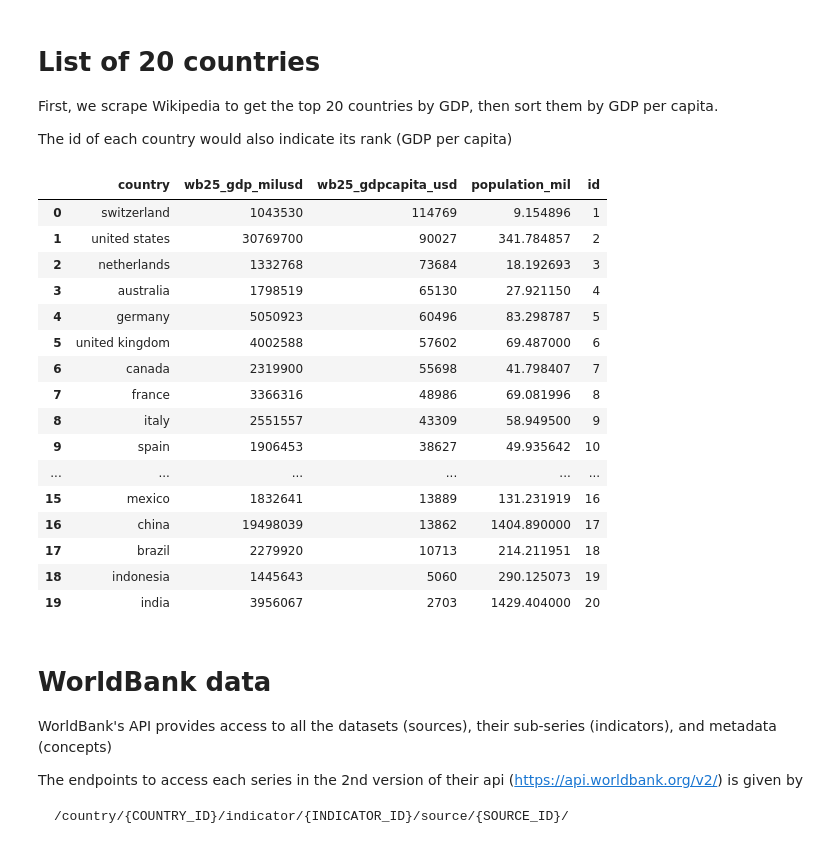
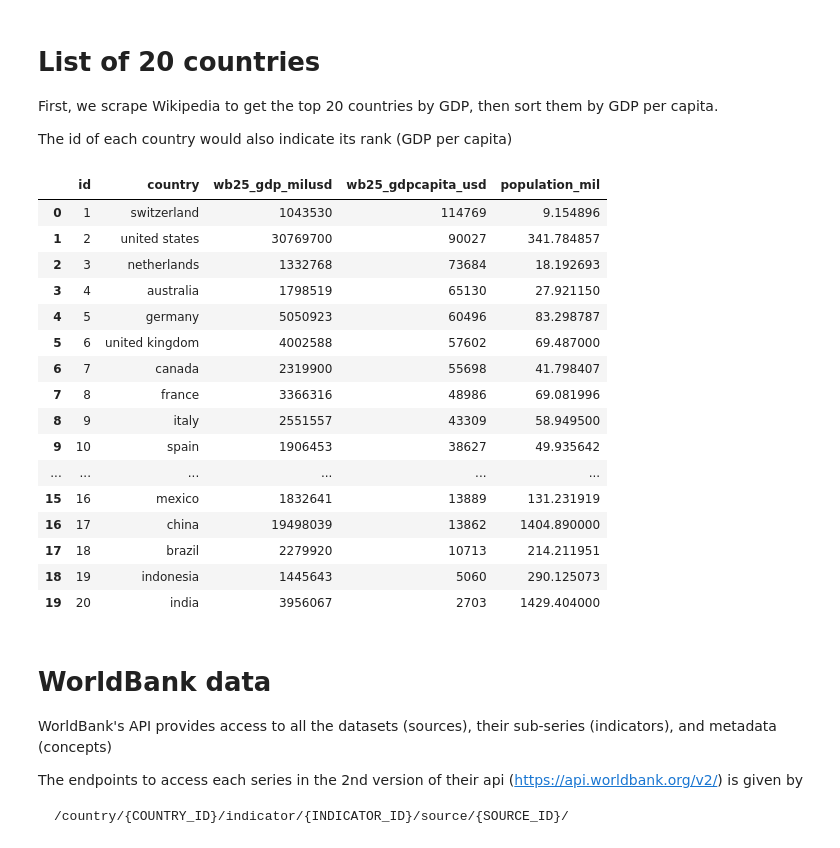
Before and after one commit to danialghamari/SQL_projects, a Jupyter notebook: Covid_19_analysis/1-DataCollection.ipynb, the cells around one changed output. Cells and saved outputs as stored; diff of their text form; code cells hidden in the pictures.

```diff
--- a/Covid_19_analysis/1-DataCollection.ipynb
+++ b/Covid_19_analysis/1-DataCollection.ipynb
@@ -71,50 +71,51 @@ def get_top_countries(num_countries=20):
             countries = countries[["Country/Territory","World Bank (2025)[6]","World Bank (2025)[6]_capita"]]
             countries = countries.rename(columns={"Country/Territory":"country"
                                       ,"World Bank (2025)[6]":"wb25_gdp_milusd"
                                       ,"World Bank (2025)[6]_capita":"wb25_gdpcapita_usd"}
                              )
             countries = countries.astype({
                             "country": "string",
                             "wb25_gdp_milusd": "int",
                             "wb25_gdpcapita_usd": "int",
                         })
             population = population.loc[population["Location"].isin(countries["country"])]
             population = population.rename(columns = {"Location": "country",
                                         "Population": "population_mil"}
                               )
             population["population_mil"] /= 10**6
             countries = pd.merge(countries
                                  , population
                                  , on =  "country")
 
             countries = countries.sort_values(by="wb25_gdpcapita_usd",ascending=False)
 
 
             countries = countries.reset_index(drop=True)
             return countries
     return None
 
 top_economy_countries = get_top_countries()
 top_economy_countries['id'] = top_economy_countries.index+1
+top_economy_countries = top_economy_countries[["id"]+[col for col in top_economy_countries.columns[:-1]]]
 top_economy_countries
 # %% [output]
-|  | country | wb25_gdp_milusd | wb25_gdpcapita_usd | population_mil | id |
-| 0 | switzerland | 1043530 | 114769 | 9.154896 | 1 |
-| 1 | united states | 30769700 | 90027 | 341.784857 | 2 |
-| 2 | netherlands | 1332768 | 73684 | 18.192693 | 3 |
-| 3 | australia | 1798519 | 65130 | 27.921150 | 4 |
-| 4 | germany | 5050923 | 60496 | 83.298787 | 5 |
-| 5 | united kingdom | 4002588 | 57602 | 69.487000 | 6 |
-| 6 | canada | 2319900 | 55698 | 41.798407 | 7 |
-| 7 | france | 3366316 | 48986 | 69.081996 | 8 |
-| 8 | italy | 2551557 | 43309 | 58.949500 | 9 |
-| 9 | spain | 1906453 | 38627 | 49.935642 | 10 |
+|  | id | country | wb25_gdp_milusd | wb25_gdpcapita_usd | population_mil |
+| 0 | 1 | switzerland | 1043530 | 114769 | 9.154896 |
+| 1 | 2 | united states | 30769700 | 90027 | 341.784857 |
+| 2 | 3 | netherlands | 1332768 | 73684 | 18.192693 |
+| 3 | 4 | australia | 1798519 | 65130 | 27.921150 |
+| 4 | 5 | germany | 5050923 | 60496 | 83.298787 |
+| 5 | 6 | united kingdom | 4002588 | 57602 | 69.487000 |
+| 6 | 7 | canada | 2319900 | 55698 | 41.798407 |
+| 7 | 8 | france | 3366316 | 48986 | 69.081996 |
+| 8 | 9 | italy | 2551557 | 43309 | 58.949500 |
+| 9 | 10 | spain | 1906453 | 38627 | 49.935642 |
 | ... | ... | ... | ... | ... | ... |
-| 15 | mexico | 1832641 | 13889 | 131.231919 | 16 |
-| 16 | china | 19498039 | 13862 | 1404.890000 | 17 |
-| 17 | brazil | 2279920 | 10713 | 214.211951 | 18 |
-| 18 | indonesia | 1445643 | 5060 | 290.125073 | 19 |
-| 19 | india | 3956067 | 2703 | 1429.404000 | 20 |
+| 15 | 16 | mexico | 1832641 | 13889 | 131.231919 |
+| 16 | 17 | china | 19498039 | 13862 | 1404.890000 |
+| 17 | 18 | brazil | 2279920 | 10713 | 214.211951 |
+| 18 | 19 | indonesia | 1445643 | 5060 | 290.125073 |
+| 19 | 20 | india | 3956067 | 2703 | 1429.404000 |
 # %% [markdown]
 # WorldBank data
 WorldBank's API provides access to all the datasets (sources), their sub-series (indicators), and metadata (concepts)
```
Also changed, not shown: 1 other file.
